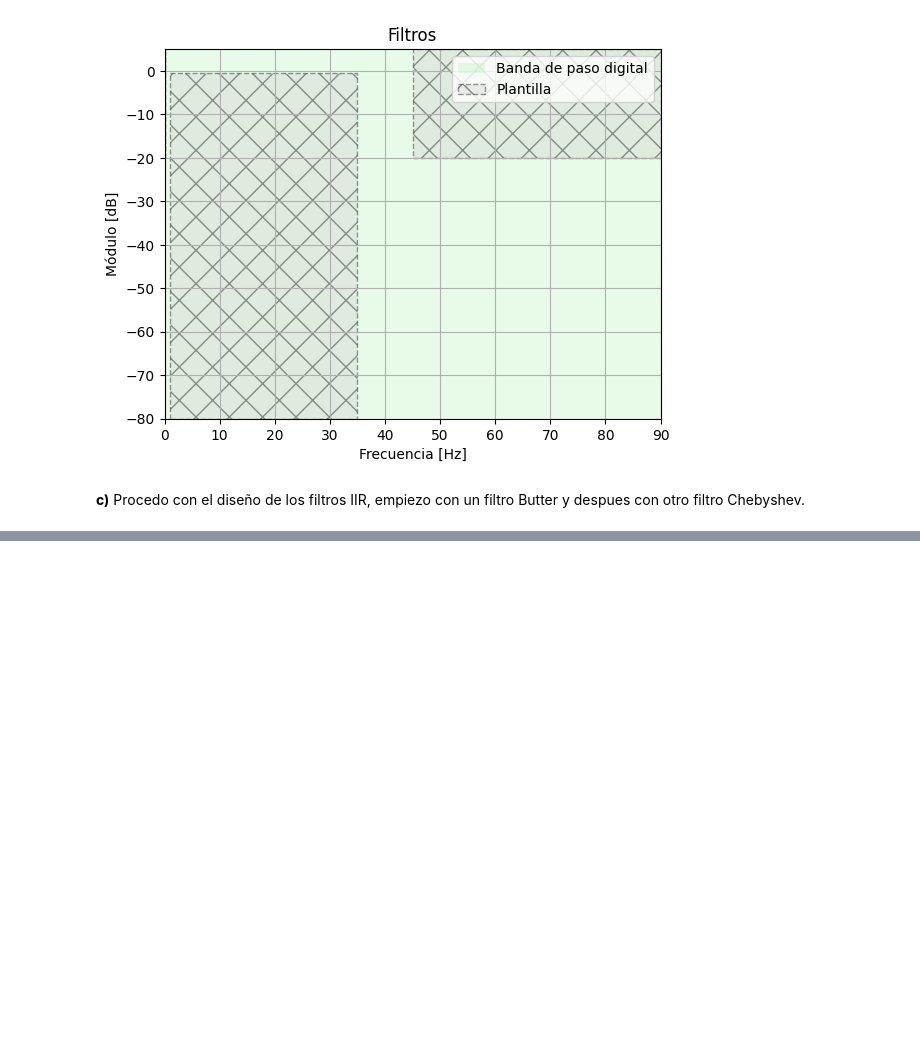
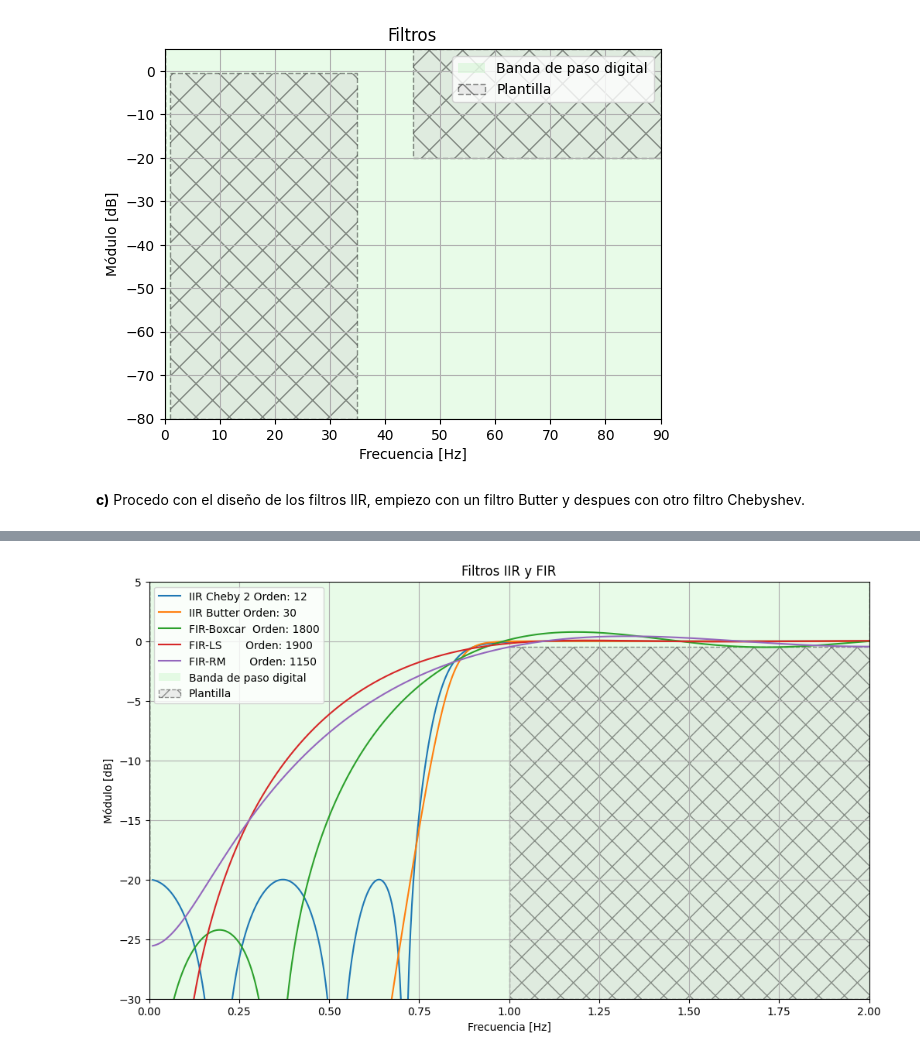
Before and after one commit to pguzmanUTN/PSD2026TESTBENCH, a Jupyter notebook: Semanal_7/Semanal.ipynb, the cells around one changed output, grey strips where cells are left out. Cells and saved outputs as stored; diff of their text form; code cells hidden in the pictures; blank space fills up the shorter version.

```diff
--- a/Semanal_7/Semanal.ipynb
+++ b/Semanal_7/Semanal.ipynb
@@ -136,0 +297,23 @@ Orden del Filtro IIR Butter : 30
+# %%
+plt.figure(figsize=(12,7))
+
+plt.plot(w_rad, 20*np.log10(np.abs(h_iir_cheby2)+1e-12), label = 'IIR Cheby 2 Orden: {:d}'.format(sos_iir_cheby2.shape[0]*2) )
+plt.plot(w_rad, 20*np.log10(np.abs(h_iir_butter)+1e-12), label = 'IIR Butter Orden: {:d}'.format(sos_iir_butter.shape[0]*2) )
+plt.plot(w, 20 * np.log10(abs(hh_box) + 1e-12), label='FIR-Boxcar  Orden: {:d}'.format(orden_box))
+plt.plot(w, 20 * np.log10(abs(hh_ls) + 1e-12), label='FIR-LS       Orden: {:d}'.format(orden_ls))
+plt.plot(w3, 20 * np.log10(abs(hh_rm) + 1e-12), label='FIR-RM       Orden: {:d}'.format(orden_rm))
+
+plt.title('Filtros IIR y FIR')
+plt.xlabel('Frecuencia [Hz]')
+plt.ylabel('Módulo [dB]')
+plt.grid()
+plt.axis([0, 2, -30, 5 ]);
+
+axes_hdl = plt.gca()
+
+plot_plantilla(filter_type = 'bandpass', fpass = (wp1, wp2), fstop =  (ws1, ws2), ripple = ripple, attenuation = atenuacion, fs = fs)
+_ = axes_hdl.legend()
+
+plt.show()
+# %% [output]
+[figure, added]
```
Also changed, not shown: parts of 49 cells of this notebook, 6 other files.
